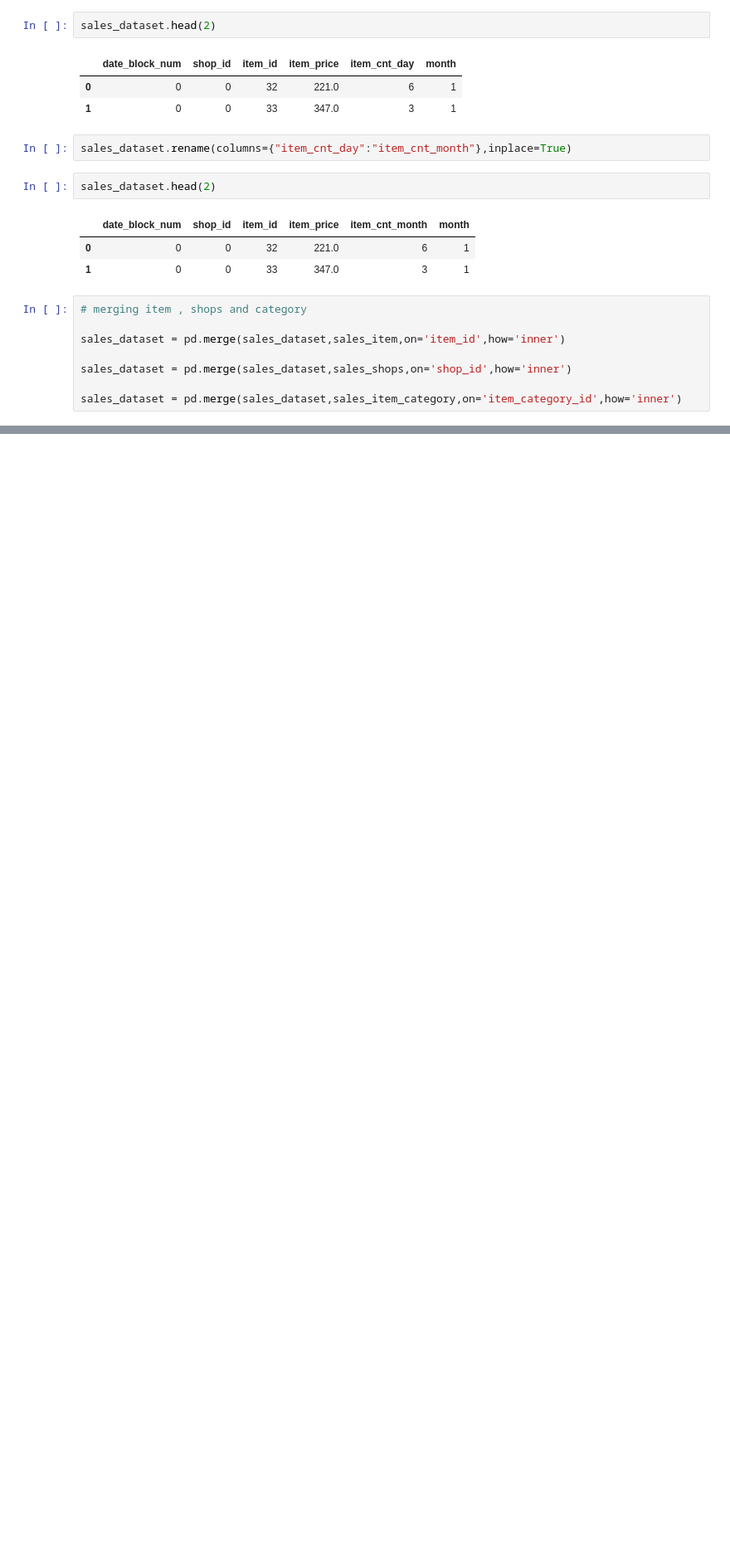
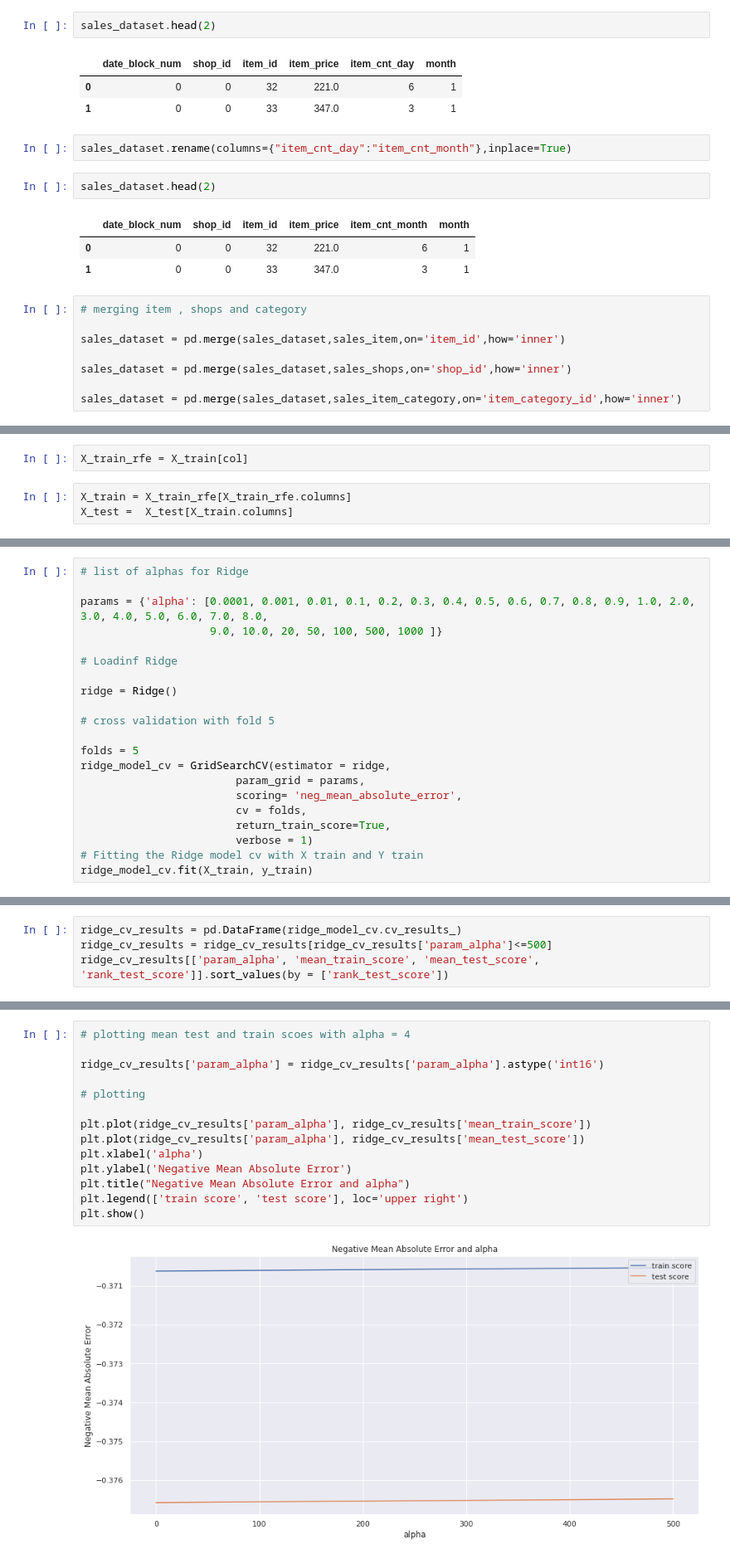
Before and after one commit to chaitsugale/Predict_Future_Sale, a Jupyter notebook: predict-future-sales-2022.ipynb, the cells around one changed output, grey strips where cells are left out. Shown at 83% size. Cells and saved outputs as stored; diff of their text form; blank space fills up the shorter version.

```diff
--- a/predict-future-sales-2022.ipynb
+++ b/predict-future-sales-2022.ipynb
@@ -627,0 +918,5 @@ sales_dataset.head(2)
+# %%
+X_train_rfe = X_train[col]
+# %%
+X_train = X_train_rfe[X_train_rfe.columns]
+X_test =  X_test[X_train.columns]
@@ -627,0 +934,21 @@ sales_dataset.head(2)
+# %%
+# list of alphas for Ridge
+
+params = {'alpha': [0.0001, 0.001, 0.01, 0.1, 0.2, 0.3, 0.4, 0.5, 0.6, 0.7, 0.8, 0.9, 1.0, 2.0, 3.0, 4.0, 5.0, 6.0, 7.0, 8.0,
+                    9.0, 10.0, 20, 50, 100, 500, 1000 ]}
+
+# Loadinf Ridge
+
+ridge = Ridge()
+
+# cross validation with fold 5
+
+folds = 5
+ridge_model_cv = GridSearchCV(estimator = ridge,
+                        param_grid = params,
+                        scoring= 'neg_mean_absolute_error',
+                        cv = folds,
+                        return_train_score=True,
+                        verbose = 1)
+# Fitting the Ridge model cv with X train and Y train
+ridge_model_cv.fit(X_train, y_train)
@@ -627,0 +970,4 @@ sales_dataset.head(2)
+# %%
+ridge_cv_results = pd.DataFrame(ridge_model_cv.cv_results_)
+ridge_cv_results = ridge_cv_results[ridge_cv_results['param_alpha']<=500]
+ridge_cv_results[['param_alpha', 'mean_train_score', 'mean_test_score', 'rank_test_score']].sort_values(by = ['rank_test_score'])
@@ -627,0 +992,16 @@ sales_dataset.head(2)
+# %%
+# plotting mean test and train scoes with alpha = 4
+
+ridge_cv_results['param_alpha'] = ridge_cv_results['param_alpha'].astype('int16')
+
+# plotting
+
+plt.plot(ridge_cv_results['param_alpha'], ridge_cv_results['mean_train_score'])
+plt.plot(ridge_cv_results['param_alpha'], ridge_cv_results['mean_test_score'])
+plt.xlabel('alpha')
+plt.ylabel('Negative Mean Absolute Error')
+plt.title("Negative Mean Absolute Error and alpha")
+plt.legend(['train score', 'test score'], loc='upper right')
+plt.show()
+# %% [output]
+[figure, added]
```
Also changed, not shown: parts of 62 cells of this notebook.
